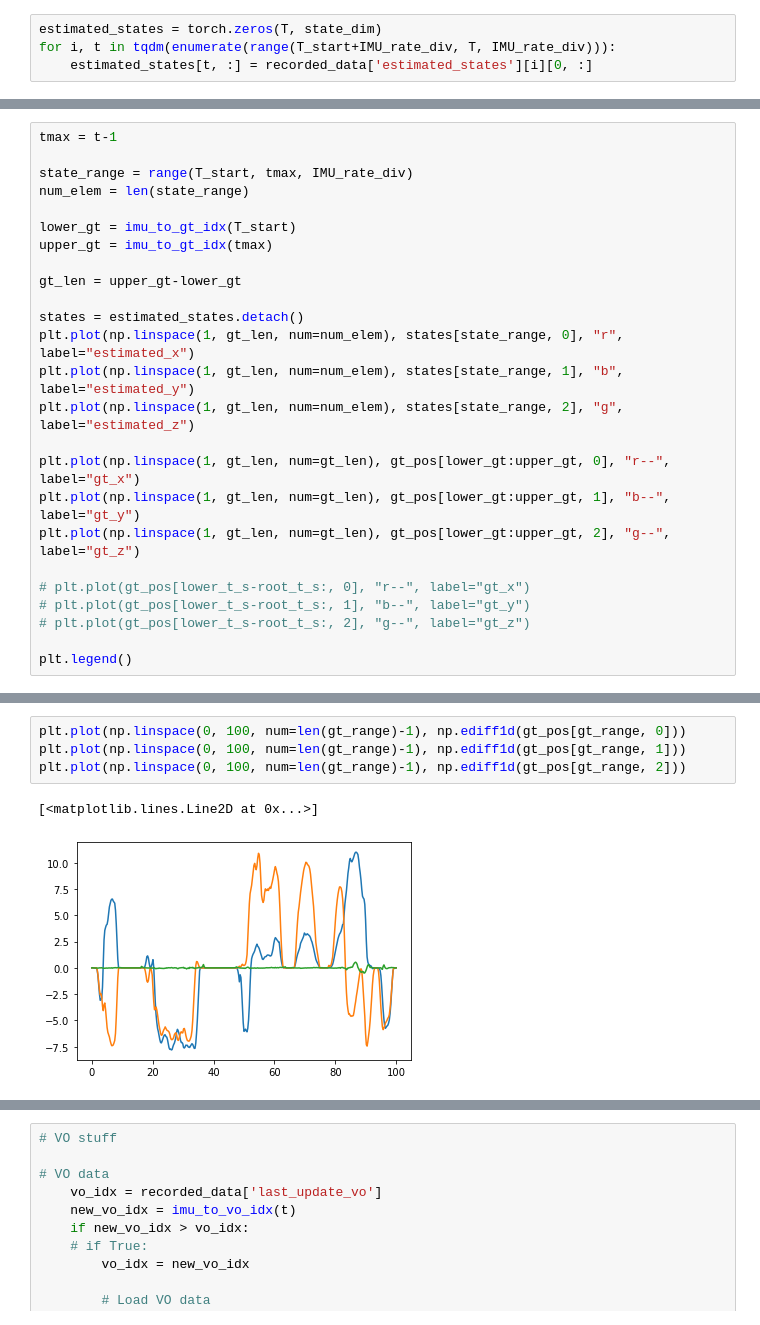
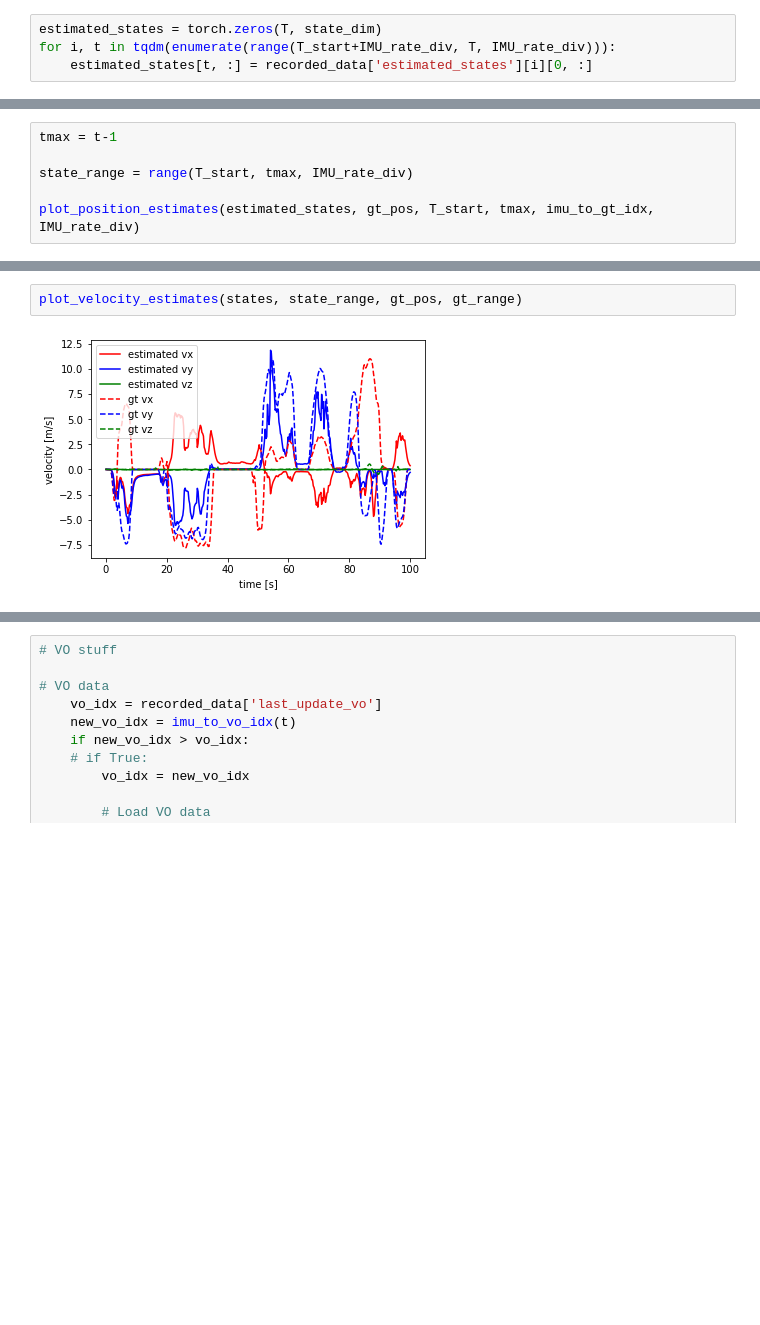
Before and after one commit to Stanford-NavLab/DDUncertaintyFilter, a Jupyter notebook: notebooks/05_31_22_DD_filter.ipynb, the cells around one changed output, grey strips where cells are left out. Cells and saved outputs as stored; diff of their text form; blank space fills up the shorter version.

Commit message:
visualization modules

```diff
--- a/notebooks/05_31_22_DD_filter.ipynb
+++ b/notebooks/05_31_22_DD_filter.ipynb
@@ -520,25 +475,6 @@ if tmp_outs[timestep][1] is not None:
 tmax = t-1
 
 state_range = range(T_start, tmax, IMU_rate_div)
-num_elem = len(state_range)
 
-lower_gt = imu_to_gt_idx(T_start)
-upper_gt = imu_to_gt_idx(tmax)
-
-gt_len = upper_gt-lower_gt
-
-states = estimated_states.detach()
-plt.plot(np.linspace(1, gt_len, num=num_elem), states[state_range, 0], "r", label="estimated_x")
-plt.plot(np.linspace(1, gt_len, num=num_elem), states[state_range, 1], "b", label="estimated_y")
-plt.plot(np.linspace(1, gt_len, num=num_elem), states[state_range, 2], "g", label="estimated_z")
-
-plt.plot(np.linspace(1, gt_len, num=gt_len), gt_pos[lower_gt:upper_gt, 0], "r--", label="gt_x")
-plt.plot(np.linspace(1, gt_len, num=gt_len), gt_pos[lower_gt:upper_gt, 1], "b--", label="gt_y")
-plt.plot(np.linspace(1, gt_len, num=gt_len), gt_pos[lower_gt:upper_gt, 2], "g--", label="gt_z")
-
-# plt.plot(gt_pos[lower_t_s-root_t_s:, 0], "r--", label="gt_x")
-# plt.plot(gt_pos[lower_t_s-root_t_s:, 1], "b--", label="gt_y")
-# plt.plot(gt_pos[lower_t_s-root_t_s:, 2], "g--", label="gt_z")
-
-plt.legend()
+plot_position_estimates(estimated_states, gt_pos, T_start, tmax, imu_to_gt_idx, IMU_rate_div)
 # %% [output]
@@ -604,7 +499,4 @@ plt.plot(np.linspace(0, 100, num=len(viz_block_kHz)), state_vel[viz_block_kHz, 2
 # %%
-plt.plot(np.linspace(0, 100, num=len(gt_range)-1), np.ediff1d(gt_pos[gt_range, 0]))
-plt.plot(np.linspace(0, 100, num=len(gt_range)-1), np.ediff1d(gt_pos[gt_range, 1]))
-plt.plot(np.linspace(0, 100, num=len(gt_range)-1), np.ediff1d(gt_pos[gt_range, 2]))
+plot_velocity_estimates(states, state_range, gt_pos, gt_range)
 # %% [output]
-[<matplotlib.lines.Line2D at 0x...>]
-[figure, old version]
+[figure, new version]
```
Also changed, not shown: parts of 15 cells of this notebook, 2 other files.
